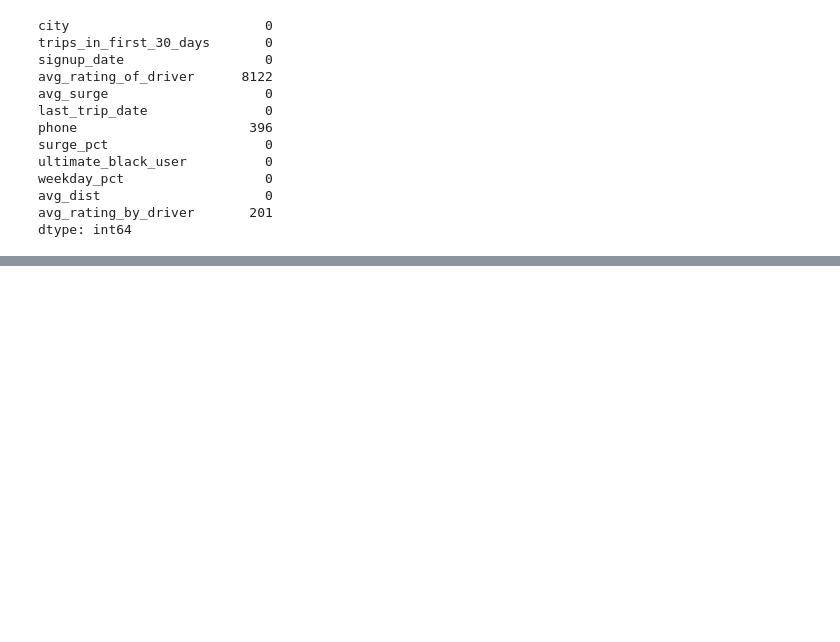
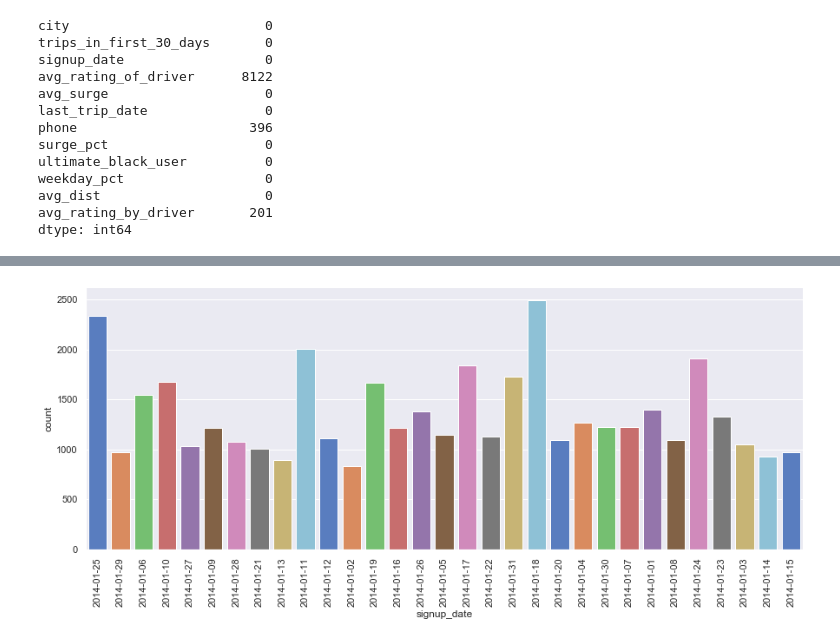
Before and after one commit to annafin/Springboard-Data-Science, a Jupyter notebook: ultimate_technologies_challenge/ultimate_tech_challenge.ipynb, the cells around one changed output, grey strips where cells are left out. Saved outputs shown, nothing was run; the diff lists cells and outputs as text; code cells hidden in the pictures; blank space fills up the shorter version.

```diff
--- a/ultimate_technologies_challenge/ultimate_tech_challenge.ipynb
+++ b/ultimate_technologies_challenge/ultimate_tech_challenge.ipynb
@@ -221,0 +301,7 @@ dtype: int64
+# %%
+# signup date
+s = sns.catplot(x='signup_date', kind='count', aspect=2.5, palette='muted', data=rider)
+s.set_xticklabels(rotation=90)
+plt.show()
+# %% [output]
+[figure, added]
```
Also changed, not shown: parts of 21 cells of this notebook.
